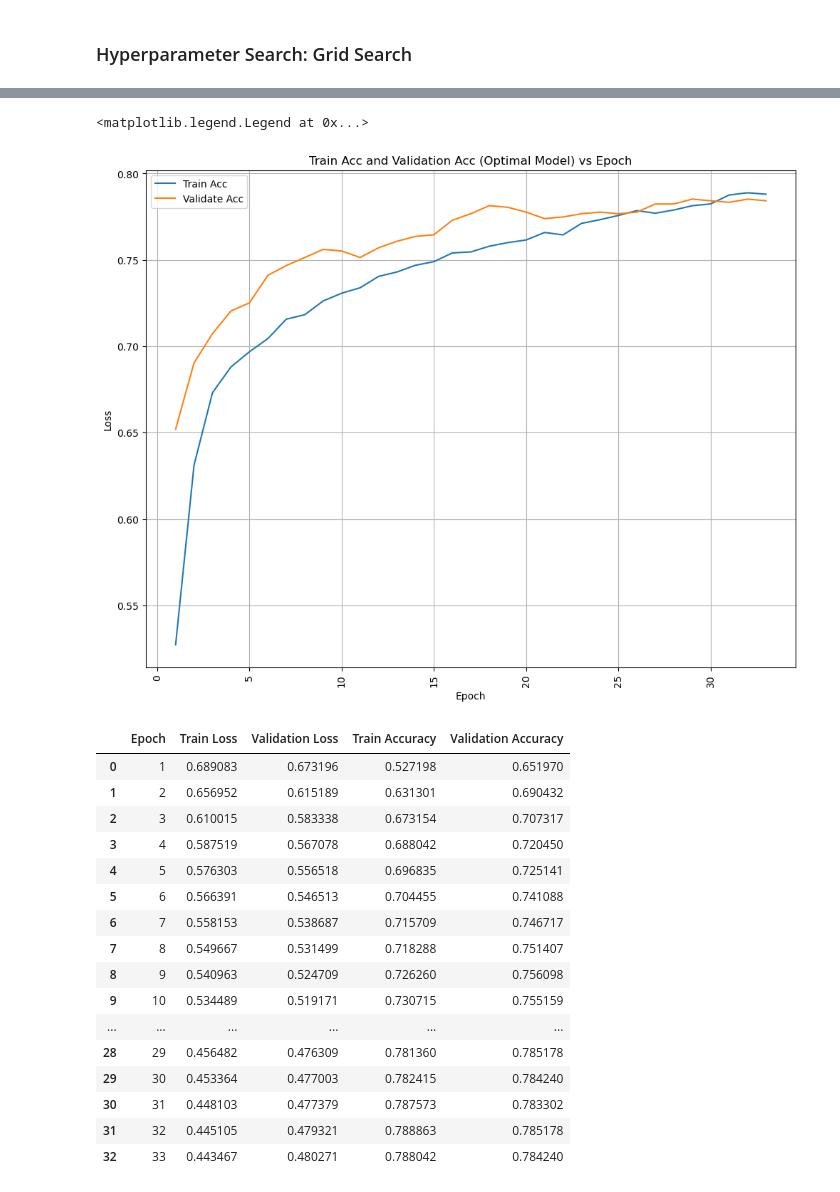
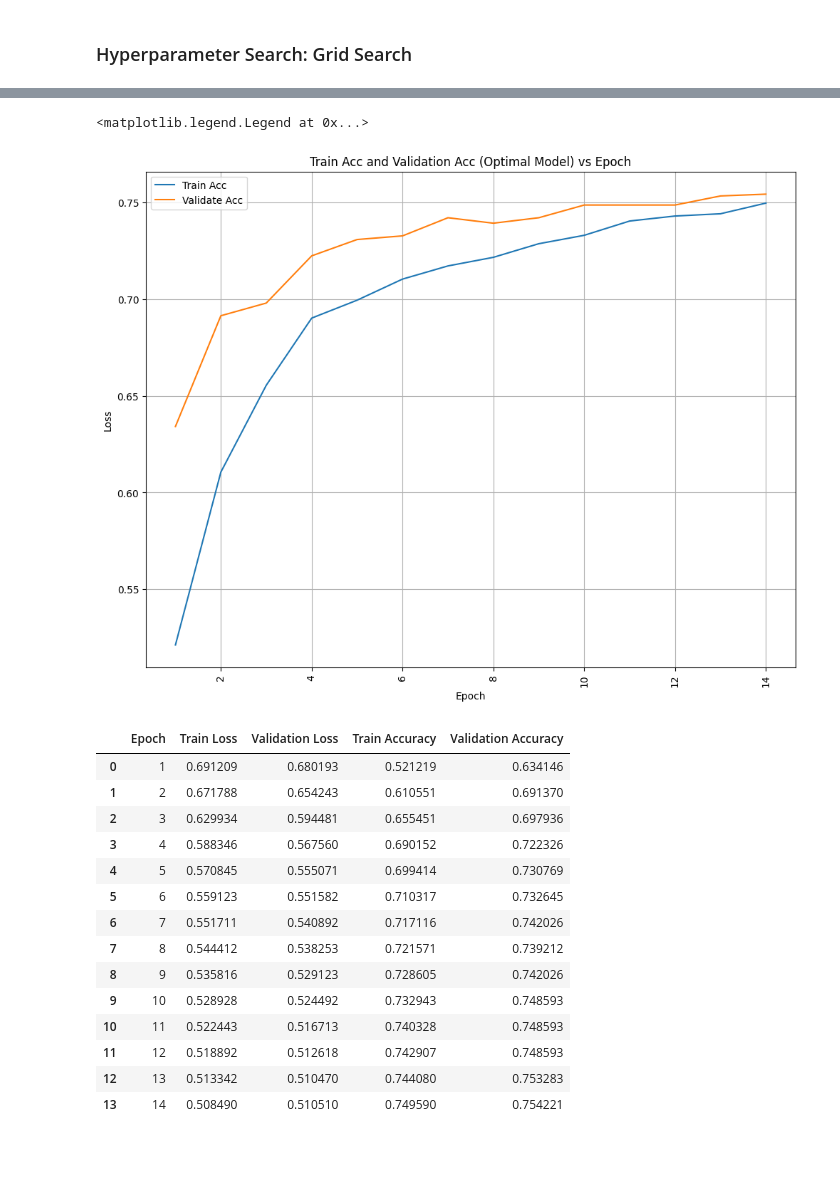
Before and after one commit to HiIAmTzeKean/SC4002-NLP, a Jupyter notebook: part_2.ipynb, the cells around one changed output, grey strips where cells are left out. Cells and saved outputs as stored; diff of their text form; code cells hidden in the pictures; blank space fills up the shorter version.

```diff
--- a/part_2.ipynb
+++ b/part_2.ipynb
@@ -806,0 +1131,6 @@ The results show that max pooling achieves a better result than just passing the
+# %%
+max_pool_rnn_sorted_both = MaxPoolRNN(input_size=EMBEDDING_DIM, hidden_size=HIDDEN_SIZE, num_layers=2, num_classes=1, embedding_matrix_torch=word_embeddings.to_tensor, padding_idx=word_embeddings.pad_idx)
+optim = torch.optim.Adam(max_pool_rnn_sorted_both.parameters(), lr=0.0001)
+criterion = nn.BCELoss()
+
+train_acc_max_sorted_both, validation_acc_max_sorted_both, train_loss_max_sorted_both, validation_loss_max_sorted_both = train_early_stop(max_pool_rnn_sorted_both, optim, criterion, train_dataloader_sorted, validation_dataloader_sorted, patience=5)
@@ -806,0 +1155,6 @@ The results show that max pooling achieves a better result than just passing the
+# %%
+plot({"Train Acc": train_acc_max_sorted_both, "Validation Acc": validation_acc_max_sorted_both}, x_label="Epochs", y_label="Accuracy", title="Max Pooling RNN Training and Validation Accuracy (Sorted)")
+plot({"Train Loss": train_loss_max_sorted_both, "Validation Loss": validation_loss_max_sorted_both}, x_label="Epochs", y_label="Accuracy", title="Max Pooling RNN Training and Validation Loss (Sorted)")
+
+i = validation_loss_max_sorted_both.index(min(validation_loss_max_sorted_both))
+print("best performance (lowest validation loss) with validation acc:", validation_acc_max_sorted_both[i], "validation loss:", validation_loss_max_sorted_both[i])
@@ -996,24 +1374,6 @@ best_no_epoch = 100
 hidden_size=128
 num_layers=2
 dropout=0.3
-
-train_dataloader_sorted = DataLoader(
-          train_dataset_ed_sorted,
-          batch_size=best_bs,
-          shuffle=False,
-          collate_fn=lambda x: pad_collate(x, pad_value),
-      )
-
-
-
-# # use an unsorted test dataset
-test_dataset_ed_sorted = EmbeddingsDataset(test_dataset["text"], test_dataset["label"], sort=True)
-test_dataloader_unsorted = DataLoader(
-    test_dataset_ed_sorted,
-    batch_size=best_bs,
-    shuffle=True,
-    collate_fn=lambda x: pad_collate(x, pad_value),
-)
 # %%
 # Test loop
 # (0.0001, 32, 0, 100): Early Stopped at 33th epoch
@@ -1026,9 +1386,9 @@ def train_optimal_model(best_bs=best_bs, best_lr=best_lr, best_no_epoch=best_no_
     opt_model = FinalVanillaRNN(input_size=EMBEDDING_DIM, hidden_size=hidden_size, num_layers=num_layers, num_classes=1, drop_out=dropout, embedding_matrix_torch=word_embeddings.to_tensor, padding_idx=word_embeddings.pad_idx)
     criterion = nn.BCELoss()
     optim = best_optimizer(opt_model.parameters(), lr=best_lr)
-    for i in range(33):
+    for i in range(14):
         train_loss, train_acc = train_loop_bce(train_dataloader_sorted, opt_model, criterion, optim)
-        validate_loss, validate_acc = test_loop_bce(validation_dataloader_sorted, opt_model, criterion)
+        validate_loss, validate_acc = test_loop_bce(validation_dataloader, opt_model, criterion)
         validation_accs.append(validate_acc)
         validation_losses.append(validate_loss)
         train_losses.append(train_loss)
@@ -1038,4 +1398,3 @@ def train_optimal_model(best_bs=best_bs, best_lr=best_lr, best_no_epoch=best_no_
 # using our best model
 optimal_model_RNN, validation_accs, validation_losses, train_losses, train_accs = train_optimal_model()
 torch.save(optimal_model_RNN, "optimal_model_RNN")
-test_acc = test_performance(test_dataloader_unsorted, optimal_model_RNN)
@@ -1065,48 +1429,46 @@ plt.ylabel("Loss")
 plt.title("Train Acc and Validation Acc (Optimal Model) vs Epoch")
 plt.grid(True)
 plt.tight_layout()
-plt.plot([i+1 for i in range(33)], train_accs, label="Train Acc")
-plt.plot([i+1 for i in range(33)], validation_accs, label="Validate Acc")
+plt.plot([i+1 for i in range(14)], train_accs, label="Train Acc")
+plt.plot([i+1 for i in range(14)], validation_accs, label="Validate Acc")
 plt.legend()
 # %% [output]
 <matplotlib.legend.Legend at 0x...>
-[figure, old version]
+[figure, new version]
 # %%
 import pandas as pd
 
 # Example data
-epochs = list(range(1, 34))
+epochs = list(range(1, 15))
 
 # Creating a DataFrame
 metrics_df = pd.DataFrame({
     "Epoch": epochs,
     "Train Loss": train_losses,
     "Validation Loss": validation_losses,
     "Train Accuracy": train_accs,
     "Validation Accuracy": validation_accs
 })
 
 # Display the DataFrame
 metrics = metrics_df.reset_index(drop=True)
 display(metrics)
 # %% [output]
 |  | Epoch | Train Loss | Validation Loss | Train Accuracy | Validation Accuracy |
-| 0 | 1 | 0.689083 | 0.673196 | 0.527198 | 0.651970 |
-| 1 | 2 | 0.656952 | 0.615189 | 0.631301 | 0.690432 |
-| 2 | 3 | 0.610015 | 0.583338 | 0.673154 | 0.707317 |
-| 3 | 4 | 0.587519 | 0.567078 | 0.688042 | 0.720450 |
-| 4 | 5 | 0.576303 | 0.556518 | 0.696835 | 0.725141 |
-| 5 | 6 | 0.566391 | 0.546513 | 0.704455 | 0.741088 |
-| 6 | 7 | 0.558153 | 0.538687 | 0.715709 | 0.746717 |
-| 7 | 8 | 0.549667 | 0.531499 | 0.718288 | 0.751407 |
-| 8 | 9 | 0.540963 | 0.524709 | 0.726260 | 0.756098 |
-| 9 | 10 | 0.534489 | 0.519171 | 0.730715 | 0.755159 |
-| ... | ... | ... | ... | ... | ... |
-| 28 | 29 | 0.456482 | 0.476309 | 0.781360 | 0.785178 |
-| 29 | 30 | 0.453364 | 0.477003 | 0.782415 | 0.784240 |
-| 30 | 31 | 0.448103 | 0.477379 | 0.787573 | 0.783302 |
-| 31 | 32 | 0.445105 | 0.479321 | 0.788863 | 0.785178 |
-| 32 | 33 | 0.443467 | 0.480271 | 0.788042 | 0.784240 |
+| 0 | 1 | 0.691209 | 0.680193 | 0.521219 | 0.634146 |
+| 1 | 2 | 0.671788 | 0.654243 | 0.610551 | 0.691370 |
+| 2 | 3 | 0.629934 | 0.594481 | 0.655451 | 0.697936 |
+| 3 | 4 | 0.588346 | 0.567560 | 0.690152 | 0.722326 |
+| 4 | 5 | 0.570845 | 0.555071 | 0.699414 | 0.730769 |
+| 5 | 6 | 0.559123 | 0.551582 | 0.710317 | 0.732645 |
+| 6 | 7 | 0.551711 | 0.540892 | 0.717116 | 0.742026 |
+| 7 | 8 | 0.544412 | 0.538253 | 0.721571 | 0.739212 |
+| 8 | 9 | 0.535816 | 0.529123 | 0.728605 | 0.742026 |
+| 9 | 10 | 0.528928 | 0.524492 | 0.732943 | 0.748593 |
+| 10 | 11 | 0.522443 | 0.516713 | 0.740328 | 0.748593 |
+| 11 | 12 | 0.518892 | 0.512618 | 0.742907 | 0.748593 |
+| 12 | 13 | 0.513342 | 0.510470 | 0.744080 | 0.753283 |
+| 13 | 14 | 0.508490 | 0.510510 | 0.749590 | 0.754221 |
 # %%
 metrics.to_csv("Part_2_validation_acc_opt_model.csv")
 # %%
```
Also changed, not shown: parts of 67 cells of this notebook, 3 other files.
